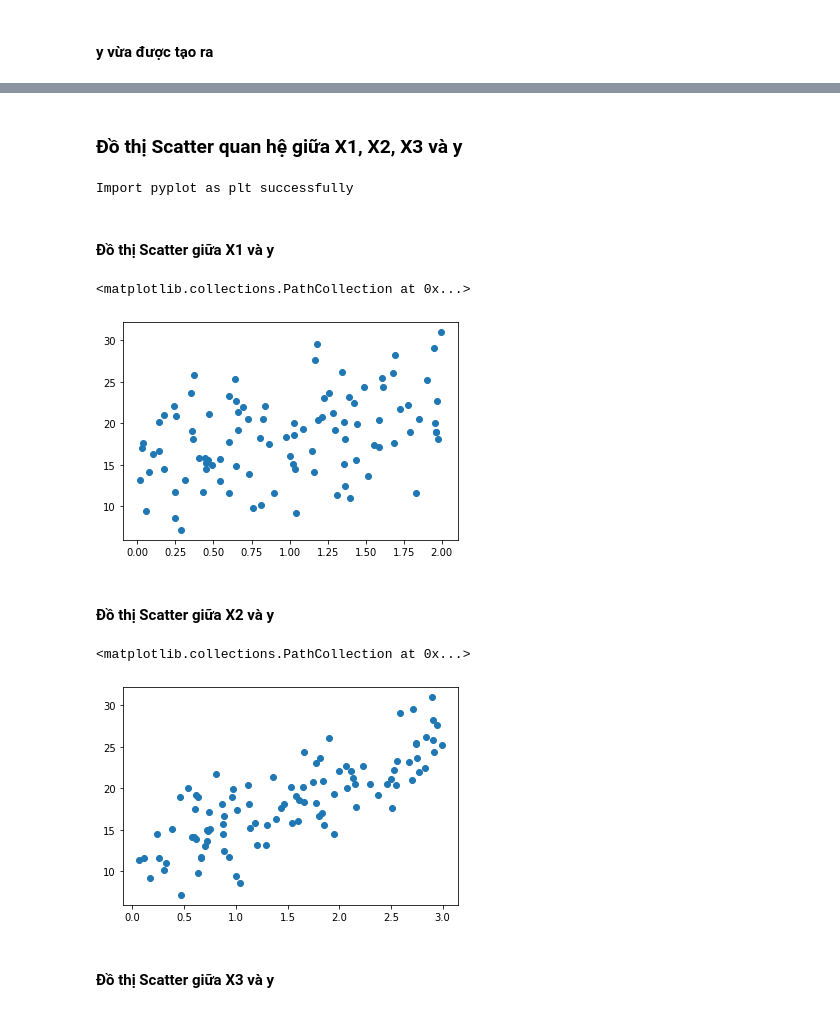
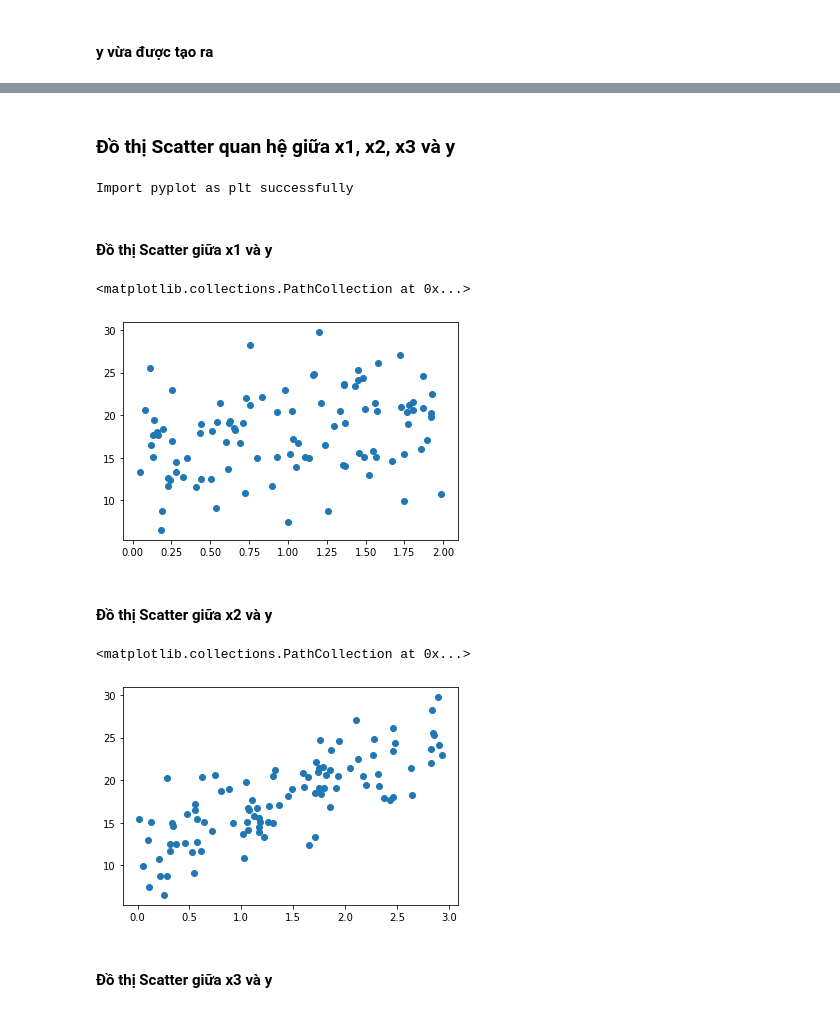
Before and after one commit to dxv2k/Machine_Learning_CS114, a Jupyter notebook: Exercise2.ipynb, the cells around one changed output, grey strips where cells are left out. Drawn from its saved outputs; the diff is of its cells as text; code cells hidden in the pictures.

```diff
--- a/Exercise2.ipynb
+++ b/Exercise2.ipynb
@@ -23,6 +23,6 @@ Import numpy as np successfully
 # %%
-X1 = 2 * np.random.rand(100,1)
-X2 = 3 * np.random.rand(100,1)
-X3 = 4 * np.random.rand(100,1)
-y = 4 + 3*X1 + 5*X2 + 2*X3 + np.random.randn(100,1)
+x1 = 2 * np.random.rand(100,1)
+x2 = 3 * np.random.rand(100,1)
+x3 = 4 * np.random.rand(100,1)
+y = 4 + 3*x1 + 5*x2 + 2*x3 + np.random.randn(100,1)
 # %% [markdown]
@@ -51,24 +51,24 @@ for i in range(5): print(y[i])
 # %% [markdown]
- ### Đồ thị Scatter quan hệ giữa X1, X2, X3 và y
+  ### Đồ thị Scatter quan hệ giữa x1, x2, x3 và y
 # %%
 import matplotlib.pyplot as plt
 print('Import pyplot as plt successfully')
 # %% [output]
 Import pyplot as plt successfully
 # %% [markdown]
- #### Đồ thị Scatter giữa X1 và y
+  #### Đồ thị Scatter giữa x1 và y
 # %%
-plt.scatter(X1,y)
+plt.scatter(x1,y)
 # %% [output]
 <matplotlib.collections.PathCollection at 0x...>
-[figure, old version]
+[figure, new version]
 # %% [markdown]
- #### Đồ thị Scatter giữa X2 và y
+  #### Đồ thị Scatter giữa x2 và y
 # %%
-plt.scatter(X2,y)
+plt.scatter(x2,y)
 # %% [output]
 <matplotlib.collections.PathCollection at 0x...>
-[figure, old version]
+[figure, new version]
 # %% [markdown]
- #### Đồ thị Scatter giữa X3 và y
+ #### Đồ thị Scatter giữa x3 và y
 # %%
```
Also changed, not shown: parts of 15 cells of this notebook.
